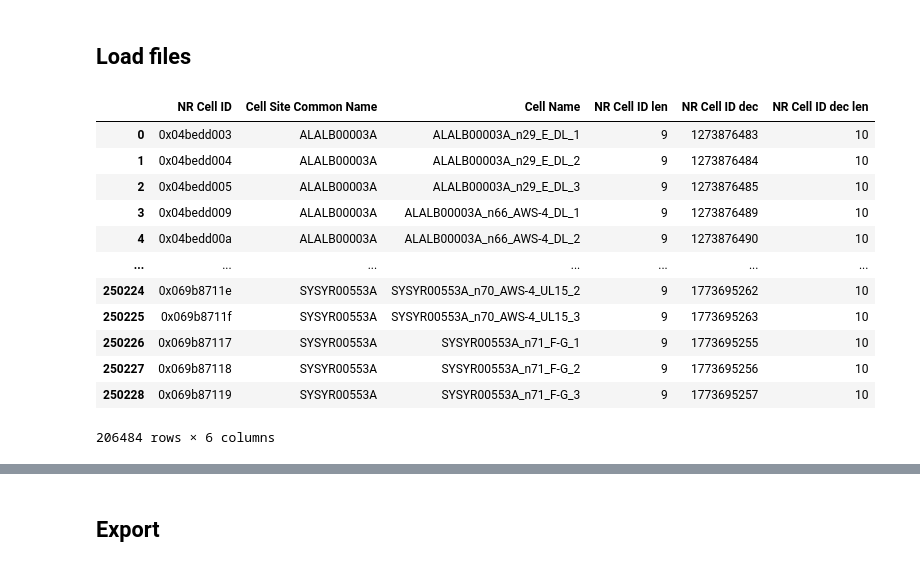
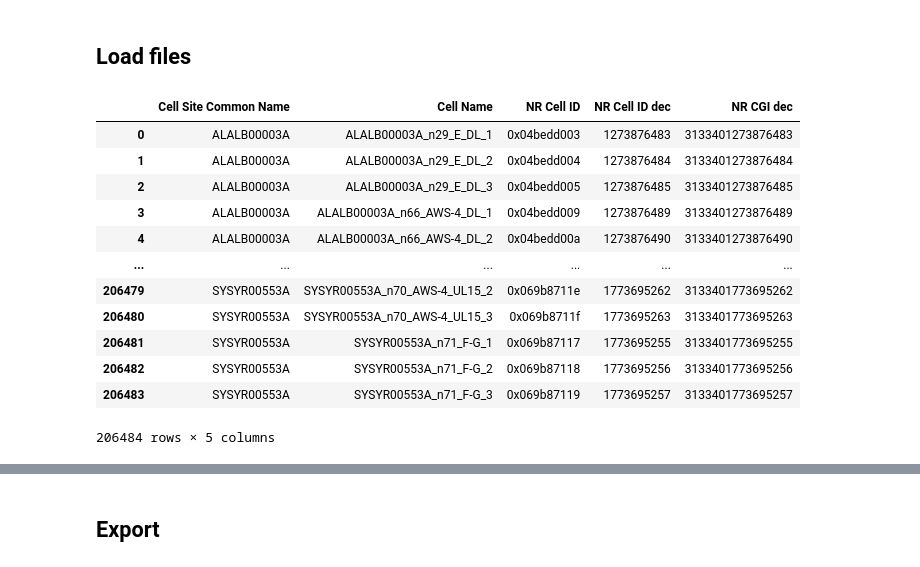
Before and after one commit to alvarova26/Python_and_Notebooks, a Jupyter notebook: DISH/DISH_Enrichment v3.ipynb, the cells around one changed output, grey strips where cells are left out. Cells and saved outputs as stored; diff of their text form; code cells hidden in the pictures.

Commit message:
DISH_Enrichment update

```diff
--- a/DISH/DISH_Enrichment v3.ipynb
+++ b/DISH/DISH_Enrichment v3.ipynb
@@ -89,29 +89,33 @@ path_to_20_aoi = 'C:/Users/alvaro.mendoza/Desktop/DISH_Enrichment/20_AOI_SITE.xl
 # %%
 df_n1_acdm = open_file(path_to_n1_acdm, flag='csv')
-n1_acdm_col = ['NR Cell ID', 'Cell Site Common Name', 'Cell Name'] # 20220825113059
+#n1_acdm_col = ['Cell Site Common Name', 'Cell Name', 'NR Cell ID'] # 20220825113059
+n1_acdm_col = ['Cell Site Common Name', 'Cell Name', 'NR Cell ID', 'Longitude (degrees)', 'Latitude (degrees)'] # 20220825113059 for ENRICHMENT FINAL TABLE
 df_n1_acdm = df_n1_acdm[n1_acdm_col]
 df_n1_acdm = df_n1_acdm.sort_values(by=['Cell Site Common Name', 'Cell Name'], ignore_index=True)
 df_n1_acdm = df_n1_acdm.dropna(subset=['NR Cell ID'])
 df_n1_acdm = df_n1_acdm.drop_duplicates(subset=['NR Cell ID'], keep='first')
+df_n1_acdm = df_n1_acdm.reset_index(drop=True)
 df_n1_acdm['NR Cell ID'] = df_n1_acdm['NR Cell ID'].astype(str)
-df_n1_acdm['NR Cell ID len'] = df_n1_acdm['NR Cell ID'].apply(len)
+#df_n1_acdm['NR Cell ID len'] = df_n1_acdm['NR Cell ID'].apply(len)
 df_n1_acdm['NR Cell ID'] = df_n1_acdm['NR Cell ID'].str.lower()
 df_n1_acdm['NR Cell ID'] = '0x' + df_n1_acdm['NR Cell ID']
 df_n1_acdm['NR Cell ID dec'] = df_n1_acdm['NR Cell ID'].apply(int, base=16)
 df_n1_acdm['NR Cell ID dec'] = df_n1_acdm['NR Cell ID dec'].astype(str)
-df_n1_acdm['NR Cell ID dec len'] = df_n1_acdm['NR Cell ID dec'].apply(len)
+#df_n1_acdm['NR Cell ID dec len'] = df_n1_acdm['NR Cell ID dec'].apply(len)
+df_n1_acdm['NR CGI dec'] = '313340' + df_n1_acdm['NR Cell ID dec']
+df_n1_acdm['NR CGI dec'] = df_n1_acdm['NR CGI dec'].astype(str)
 df_n1_acdm
 # %% [output]
-|  | NR Cell ID | Cell Site Common Name | Cell Name | NR Cell ID len | NR Cell ID dec | NR Cell ID dec len |
-| 0 | 0x04bedd003 | ALALB00003A | ALALB00003A_n29_E_DL_1 | 9 | 1273876483 | 10 |
-| 1 | 0x04bedd004 | ALALB00003A | ALALB00003A_n29_E_DL_2 | 9 | 1273876484 | 10 |
-| 2 | 0x04bedd005 | ALALB00003A | ALALB00003A_n29_E_DL_3 | 9 | 1273876485 | 10 |
-| 3 | 0x04bedd009 | ALALB00003A | ALALB00003A_n66_AWS-4_DL_1 | 9 | 1273876489 | 10 |
-| 4 | 0x04bedd00a | ALALB00003A | ALALB00003A_n66_AWS-4_DL_2 | 9 | 1273876490 | 10 |
-| ... | ... | ... | ... | ... | ... | ... |
-| 250224 | 0x069b8711e | SYSYR00553A | SYSYR00553A_n70_AWS-4_UL15_2 | 9 | 1773695262 | 10 |
-| 250225 | 0x069b8711f | SYSYR00553A | SYSYR00553A_n70_AWS-4_UL15_3 | 9 | 1773695263 | 10 |
-| 250226 | 0x069b87117 | SYSYR00553A | SYSYR00553A_n71_F-G_1 | 9 | 1773695255 | 10 |
-| 250227 | 0x069b87118 | SYSYR00553A | SYSYR00553A_n71_F-G_2 | 9 | 1773695256 | 10 |
-| 250228 | 0x069b87119 | SYSYR00553A | SYSYR00553A_n71_F-G_3 | 9 | 1773695257 | 10 |
+|  | Cell Site Common Name | Cell Name | NR Cell ID | NR Cell ID dec | NR CGI dec |
+| 0 | ALALB00003A | ALALB00003A_n29_E_DL_1 | 0x04bedd003 | 1273876483 | 3133401273876483 |
+| 1 | ALALB00003A | ALALB00003A_n29_E_DL_2 | 0x04bedd004 | 1273876484 | 3133401273876484 |
+| 2 | ALALB00003A | ALALB00003A_n29_E_DL_3 | 0x04bedd005 | 1273876485 | 3133401273876485 |
+| 3 | ALALB00003A | ALALB00003A_n66_AWS-4_DL_1 | 0x04bedd009 | 1273876489 | 3133401273876489 |
+| 4 | ALALB00003A | ALALB00003A_n66_AWS-4_DL_2 | 0x04bedd00a | 1273876490 | 3133401273876490 |
+| ... | ... | ... | ... | ... | ... |
+| 206479 | SYSYR00553A | SYSYR00553A_n70_AWS-4_UL15_2 | 0x069b8711e | 1773695262 | 3133401773695262 |
+| 206480 | SYSYR00553A | SYSYR00553A_n70_AWS-4_UL15_3 | 0x069b8711f | 1773695263 | 3133401773695263 |
+| 206481 | SYSYR00553A | SYSYR00553A_n71_F-G_1 | 0x069b87117 | 1773695255 | 3133401773695255 |
+| 206482 | SYSYR00553A | SYSYR00553A_n71_F-G_2 | 0x069b87118 | 1773695256 | 3133401773695256 |
+| 206483 | SYSYR00553A | SYSYR00553A_n71_F-G_3 | 0x069b87119 | 1773695257 | 3133401773695257 |
-206484 rows × 6 columns
+206484 rows × 5 columns
```
Also changed, not shown: parts of 12 cells of this notebook, 3 other files.
